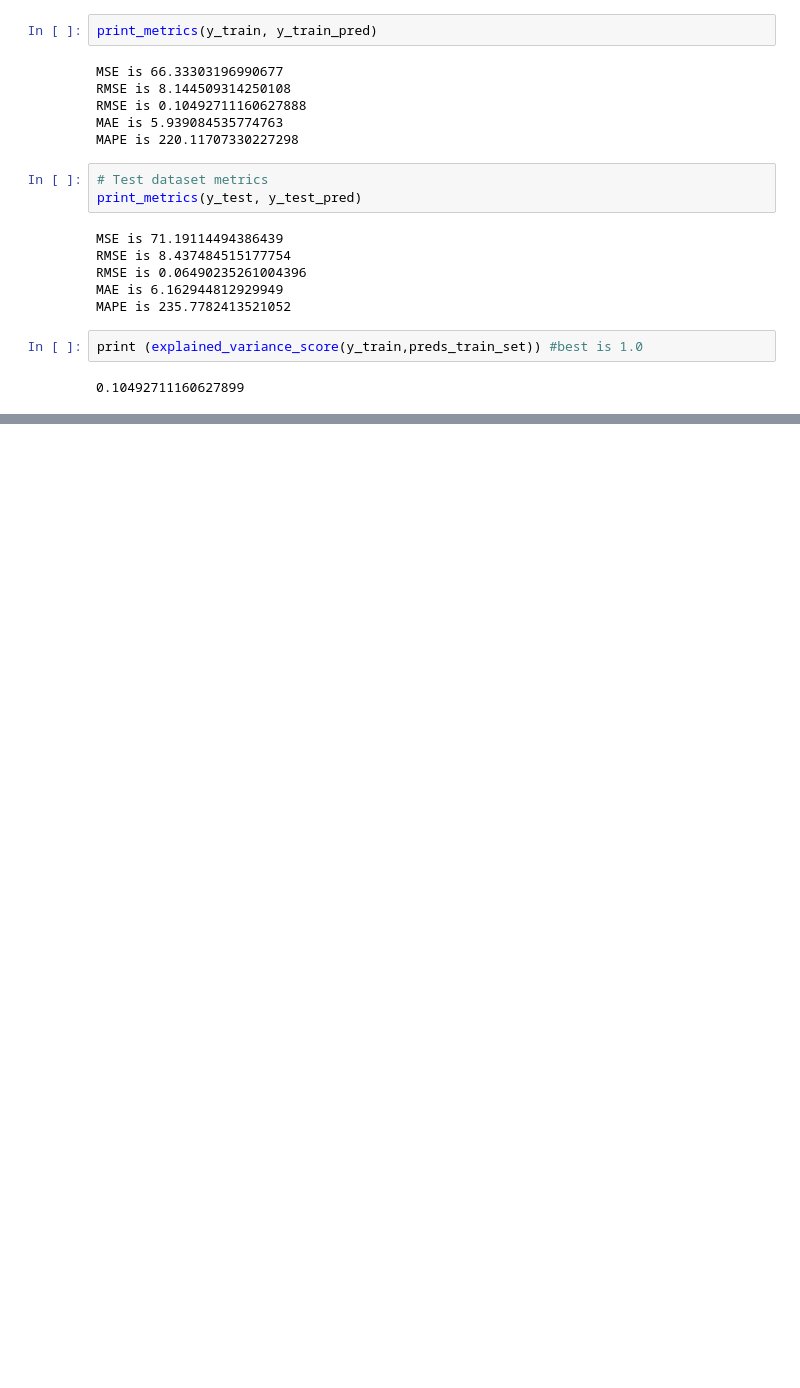
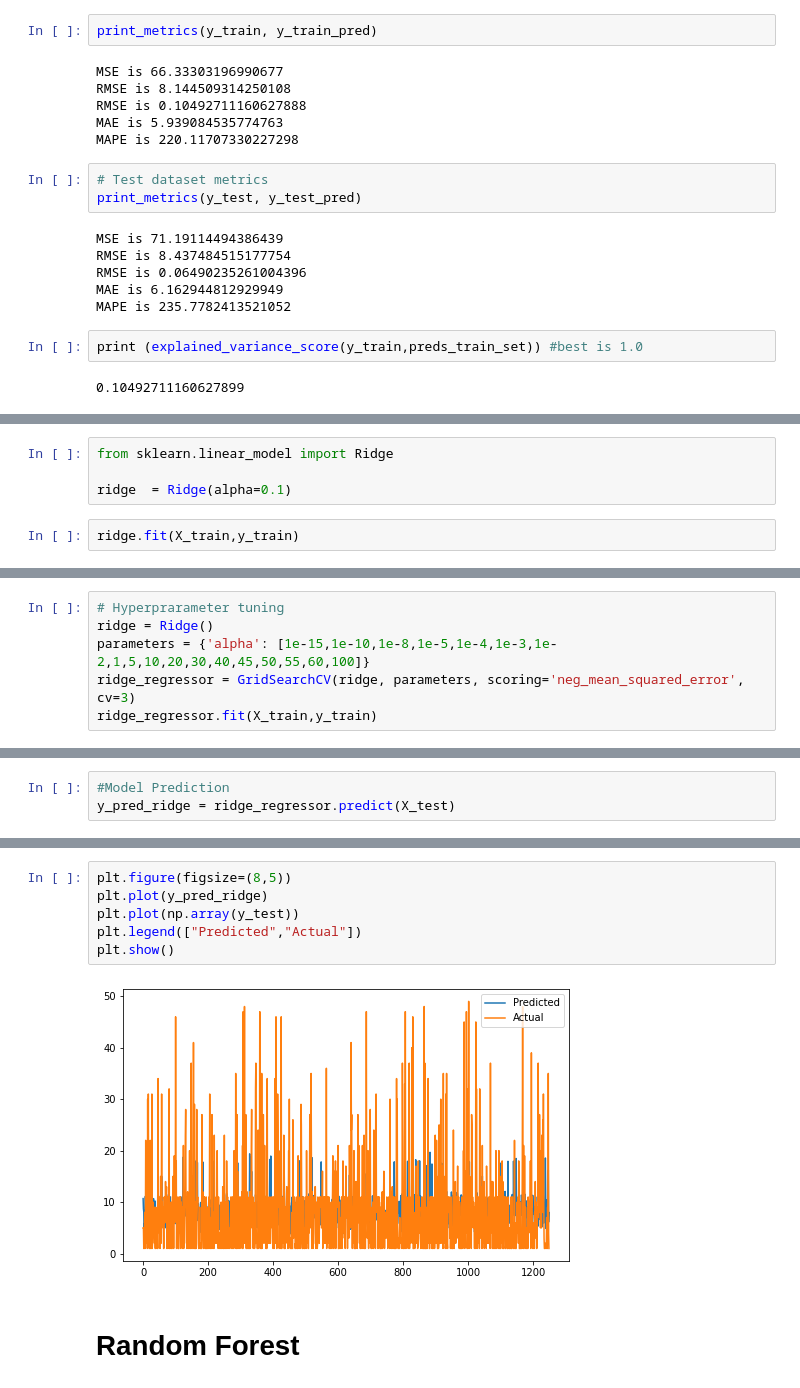
Before and after one commit to VaideswarReddy/Demanad-prediction-for-public-transport, a Jupyter notebook: Vaideswar_Reddy_Team_5_Capstone_Project_2.ipynb, the cells around one changed output, grey strips where cells are left out. Saved outputs shown, nothing was run; the diff lists cells and outputs as text; blank space fills up the shorter version.

```diff
--- a/Vaideswar_Reddy_Team_5_Capstone_Project_2.ipynb
+++ b/Vaideswar_Reddy_Team_5_Capstone_Project_2.ipynb
@@ -777,0 +855,6 @@ print (explained_variance_score(y_train,preds_train_set)) #best is 1.0
+# %%
+from sklearn.linear_model import Ridge
+
+ridge  = Ridge(alpha=0.1)
+# %%
+ridge.fit(X_train,y_train)
@@ -777,0 +887,6 @@ print (explained_variance_score(y_train,preds_train_set)) #best is 1.0
+# %%
+# Hyperprarameter tuning
+ridge = Ridge()
+parameters = {'alpha': [1e-15,1e-10,1e-8,1e-5,1e-4,1e-3,1e-2,1,5,10,20,30,40,45,50,55,60,100]}
+ridge_regressor = GridSearchCV(ridge, parameters, scoring='neg_mean_squared_error', cv=3)
+ridge_regressor.fit(X_train,y_train)
@@ -777,0 +911,3 @@ print (explained_variance_score(y_train,preds_train_set)) #best is 1.0
+# %%
+#Model Prediction
+y_pred_ridge = ridge_regressor.predict(X_test)
@@ -777,0 +929,10 @@ print (explained_variance_score(y_train,preds_train_set)) #best is 1.0
+# %%
+plt.figure(figsize=(8,5))
+plt.plot(y_pred_ridge)
+plt.plot(np.array(y_test))
+plt.legend(["Predicted","Actual"])
+plt.show()
+# %% [output]
+[figure, added]
+# %% [markdown]
+# Random Forest
```
Also changed, not shown: parts of 45 cells of this notebook.
